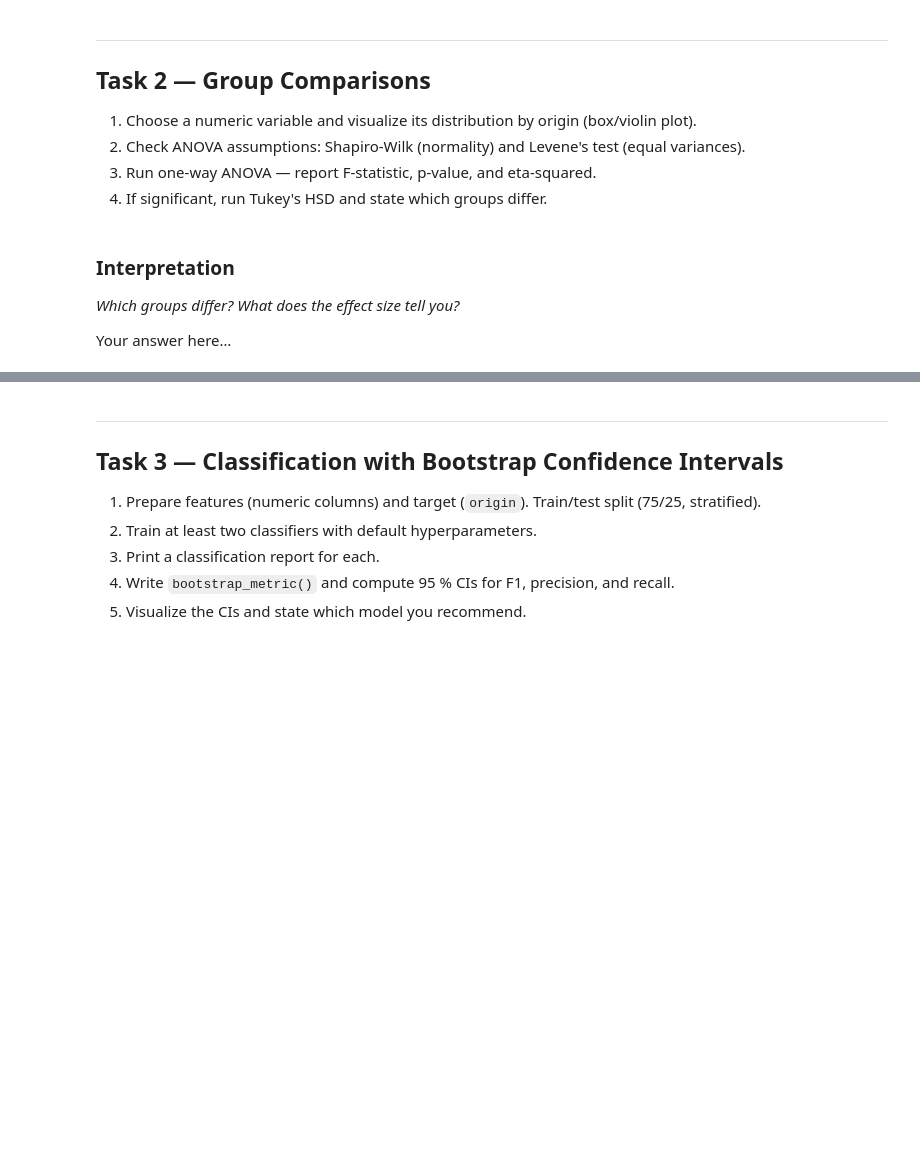
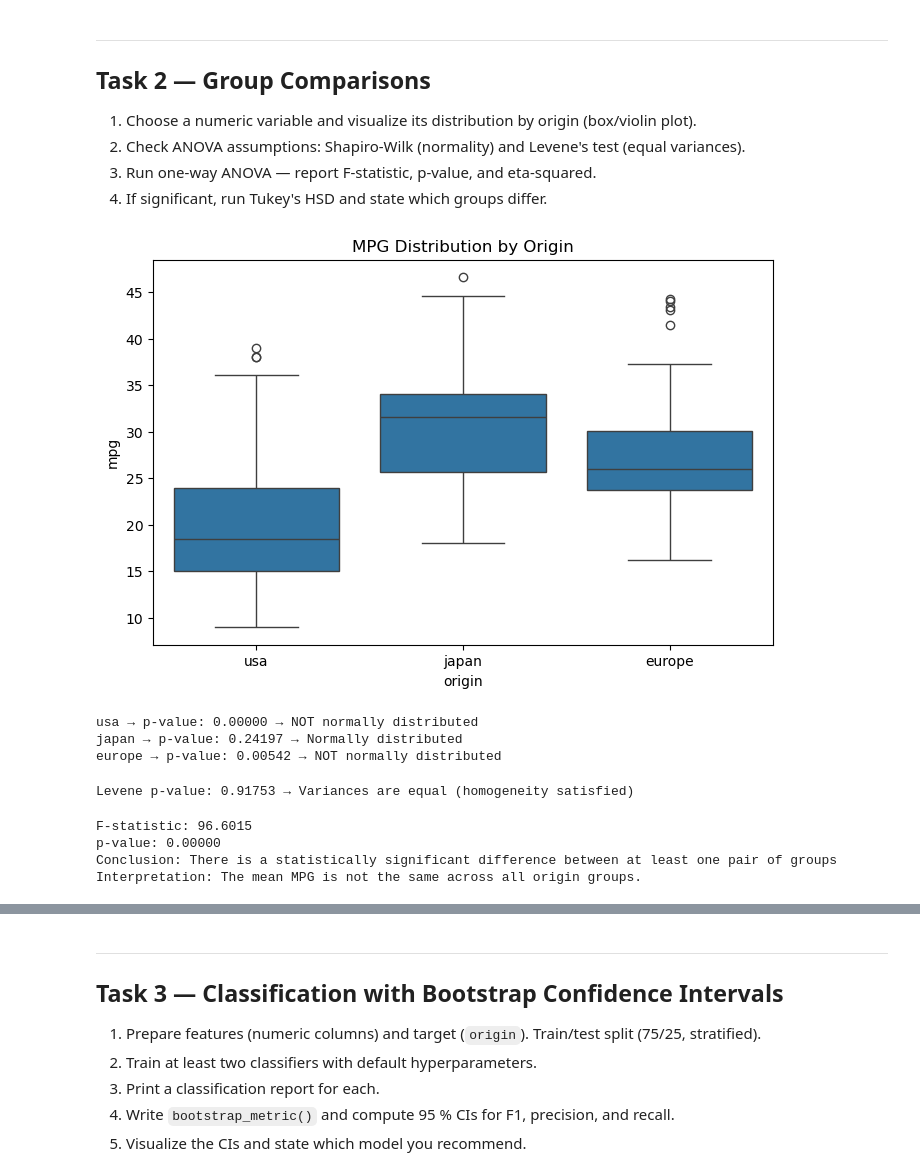
Before and after one commit to Data-AI-IDDA/m3-13-assessment, a Jupyter notebook: m3-13-assessment.ipynb, the cells around one changed output, grey strips where cells are left out. Drawn from its saved outputs; the diff is of its cells as text; code cells hidden in the pictures; blank space fills up the shorter version.

```diff
--- a/m3-13-assessment.ipynb
+++ b/m3-13-assessment.ipynb
@@ -62,6 +214,62 @@ Your answer here…
-# %% [markdown]
-### Interpretation
-
-*Which groups differ? What does the effect size tell you?*
-
-Your answer here…
+# %%
+# Distribution visualization by origin
+target = "mpg"
+plt.figure(figsize=(8,5))
+sns.boxplot(data=mpg, x="origin", y="mpg")
+plt.title("MPG Distribution by Origin")
+plt.show()
+# %% [output]
+[figure, added]
+# %%
+# Assumption checks: Shapiro-Wilk + Levene's test
+# Assumption checks: Shapiro-Wilk
+
+for origin in mpg["origin"].unique():
+    group = mpg[mpg["origin"] == origin]["mpg"]
+    stat, p = stats.shapiro(group)
+
+    if p > 0.05:
+        print(f"{origin} → p-value: {p:.5f} → Normally distributed ")
+    else:
+        print(f"{origin} → p-value: {p:.5f} → NOT normally distributed ")
+# %% [output]
+usa → p-value: 0.00000 → NOT normally distributed
+japan → p-value: 0.24197 → Normally distributed
+europe → p-value: 0.00542 → NOT normally distributed
+# %%
+# Levene's test
+
+usa = mpg[mpg["origin"] == "usa"]["mpg"]
+europe = mpg[mpg["origin"] == "europe"]["mpg"]
+japan = mpg[mpg["origin"] == "japan"]["mpg"]
+
+stat, p = stats.levene(usa, europe, japan)
+
+
+stat, p = stats.levene(usa, europe, japan)
+
+if p > 0.05:
+    print(f"Levene p-value: {p:.5f} → Variances are equal (homogeneity satisfied) ")
+else:
+    print(f"Levene p-value: {p:.5f} → Variances are NOT equal ")
+# %% [output]
+Levene p-value: 0.91753 → Variances are equal (homogeneity satisfied)
+# %%
+# One-way ANOVA
+
+f_stat, p_value = stats.f_oneway(usa, europe, japan)
+
+print(f"F-statistic: {f_stat:.4f}")
+print(f"p-value: {p_value:.5f}")
+
+if p_value < 0.05:
+    print("Conclusion: There is a statistically significant difference between at least one pair of groups ")
+    print("Interpretation: The mean MPG is not the same across all origin groups.")
+else:
+    print("Conclusion: No statistically significant difference between groups ")
+    print("Interpretation: The mean MPG is similar across all origin groups.")
+# %% [output]
+F-statistic: 96.6015
+p-value: 0.00000
+Conclusion: There is a statistically significant difference between at least one pair of groups
+Interpretation: The mean MPG is not the same across all origin groups.
```
Also changed, not shown: parts of 37 cells of this notebook.
